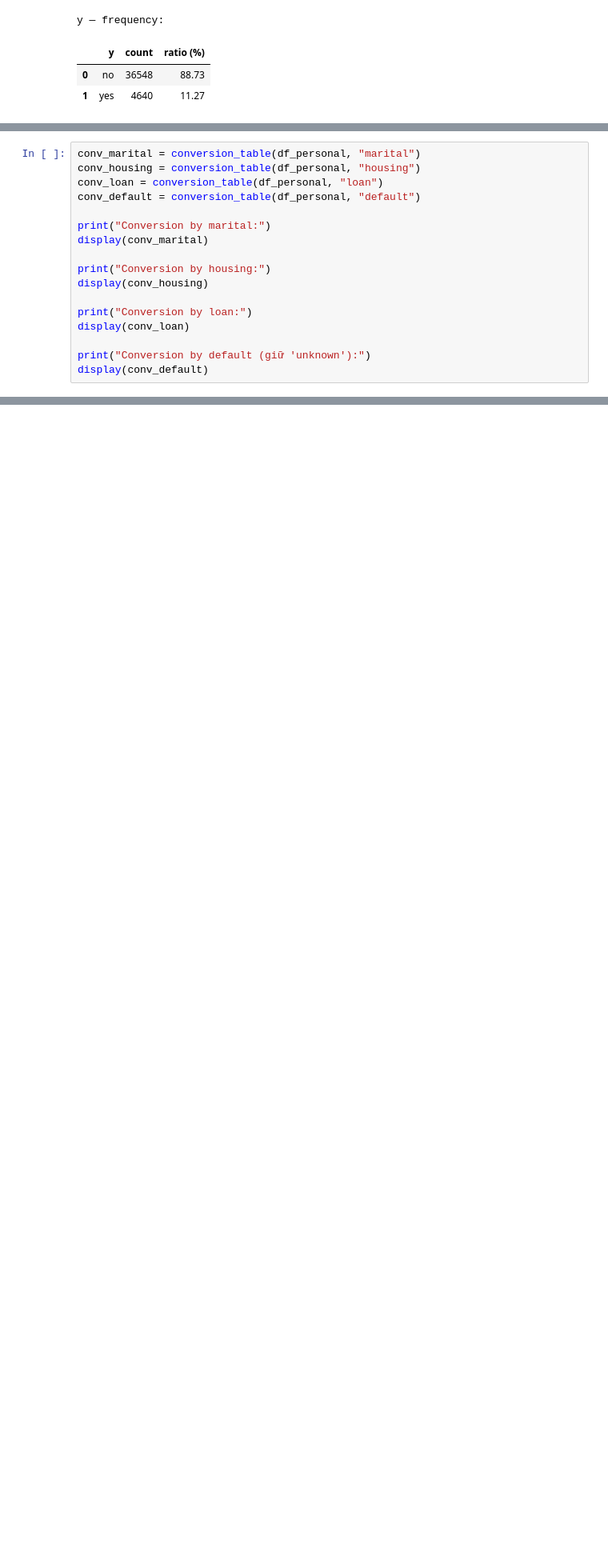
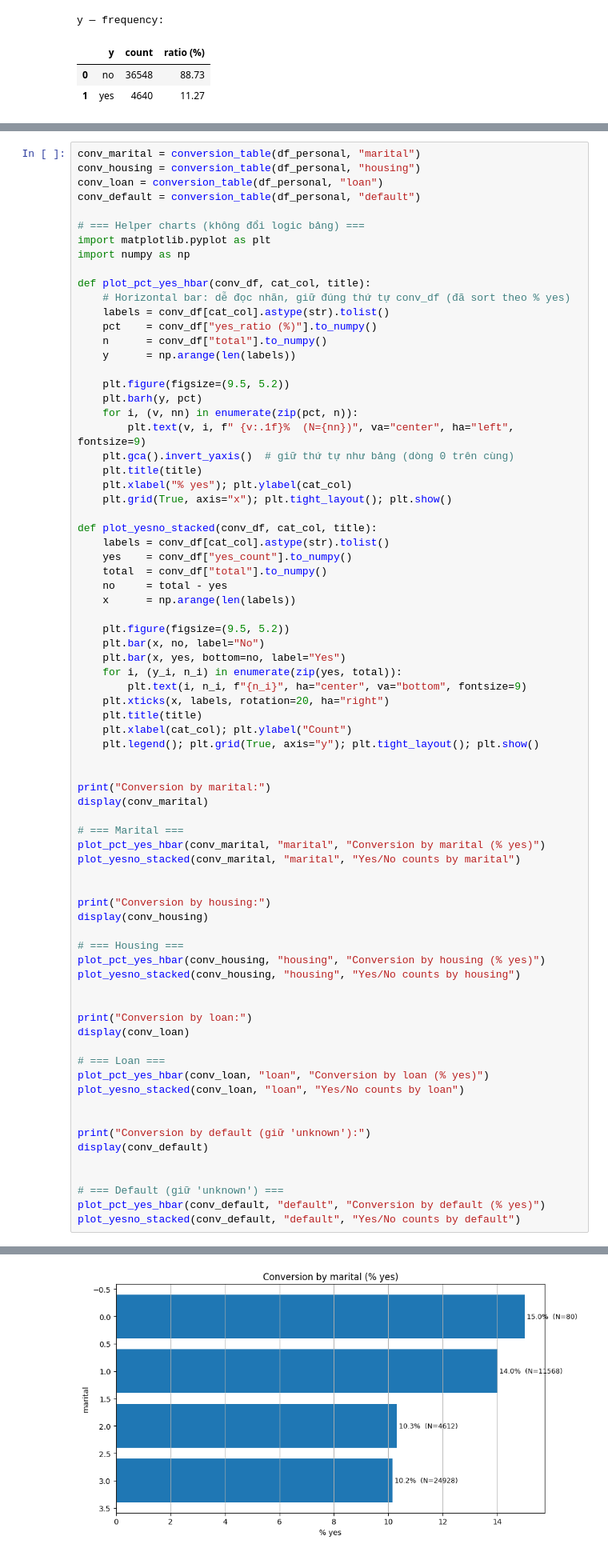
Before and after one commit to hungfnguyen/marketing-bank-prediction, a Jupyter notebook: notebooks/01_personal_profiles.ipynb, the cells around one changed output, grey strips where cells are left out. Shown at 80% size. Cells and saved outputs as stored; diff of their text form; blank space fills up the shorter version.

```diff
--- a/notebooks/01_personal_profiles.ipynb
+++ b/notebooks/01_personal_profiles.ipynb
@@ -351,24 +484,83 @@ Conversion by education:
 # %%
 conv_marital = conversion_table(df_personal, "marital")
 conv_housing = conversion_table(df_personal, "housing")
 conv_loan = conversion_table(df_personal, "loan")
 conv_default = conversion_table(df_personal, "default")
 
+# === Helper charts (không đổi logic bảng) ===
+import matplotlib.pyplot as plt
+import numpy as np
+
+def plot_pct_yes_hbar(conv_df, cat_col, title):
+    # Horizontal bar: dễ đọc nhãn, giữ đúng thứ tự conv_df (đã sort theo % yes)
+    labels = conv_df[cat_col].astype(str).tolist()
+    pct    = conv_df["yes_ratio (%)"].to_numpy()
+    n      = conv_df["total"].to_numpy()
+    y      = np.arange(len(labels))
+
+    plt.figure(figsize=(9.5, 5.2))
+    plt.barh(y, pct)
+    for i, (v, nn) in enumerate(zip(pct, n)):
+        plt.text(v, i, f" {v:.1f}%  (N={nn})", va="center", ha="left", fontsize=9)
+    plt.gca().invert_yaxis()  # giữ thứ tự như bảng (dòng 0 trên cùng)
+    plt.title(title)
+    plt.xlabel("% yes"); plt.ylabel(cat_col)
+    plt.grid(True, axis="x"); plt.tight_layout(); plt.show()
+
+def plot_yesno_stacked(conv_df, cat_col, title):
+    labels = conv_df[cat_col].astype(str).tolist()
+    yes    = conv_df["yes_count"].to_numpy()
+    total  = conv_df["total"].to_numpy()
+    no     = total - yes
+    x      = np.arange(len(labels))
+
+    plt.figure(figsize=(9.5, 5.2))
+    plt.bar(x, no, label="No")
+    plt.bar(x, yes, bottom=no, label="Yes")
+    for i, (y_i, n_i) in enumerate(zip(yes, total)):
+        plt.text(i, n_i, f"{n_i}", ha="center", va="bottom", fontsize=9)
+    plt.xticks(x, labels, rotation=20, ha="right")
+    plt.title(title)
+    plt.xlabel(cat_col); plt.ylabel("Count")
+    plt.legend(); plt.grid(True, axis="y"); plt.tight_layout(); plt.show()
+
+
 print("Conversion by marital:")
 display(conv_marital)
+
+# === Marital ===
+plot_pct_yes_hbar(conv_marital, "marital", "Conversion by marital (% yes)")
+plot_yesno_stacked(conv_marital, "marital", "Yes/No counts by marital")
+
 
 print("Conversion by housing:")
 display(conv_housing)
 
+# === Housing ===
+plot_pct_yes_hbar(conv_housing, "housing", "Conversion by housing (% yes)")
+plot_yesno_stacked(conv_housing, "housing", "Yes/No counts by housing")
+
+
 print("Conversion by loan:")
 display(conv_loan)
 
+# === Loan ===
+plot_pct_yes_hbar(conv_loan, "loan", "Conversion by loan (% yes)")
+plot_yesno_stacked(conv_loan, "loan", "Yes/No counts by loan")
+
+
 print("Conversion by default (giữ 'unknown'):")
 display(conv_default)
+
+
+# === Default (giữ 'unknown') ===
+plot_pct_yes_hbar(conv_default, "default", "Conversion by default (% yes)")
+plot_yesno_stacked(conv_default, "default", "Yes/No counts by default")
 # %% [output]
 Conversion by marital:
 |  | marital | total | yes_count | yes_ratio (%) |
 | 3 | unknown | 80 | 12 | 15.00 |
 | 2 | single | 11568 | 1620 | 14.00 |
 | 0 | divorced | 4612 | 476 | 10.32 |
 | 1 | married | 24928 | 2532 | 10.16 |
+[figure, added]
```
Also changed, not shown: parts of 49 cells of this notebook, 1 other file.
